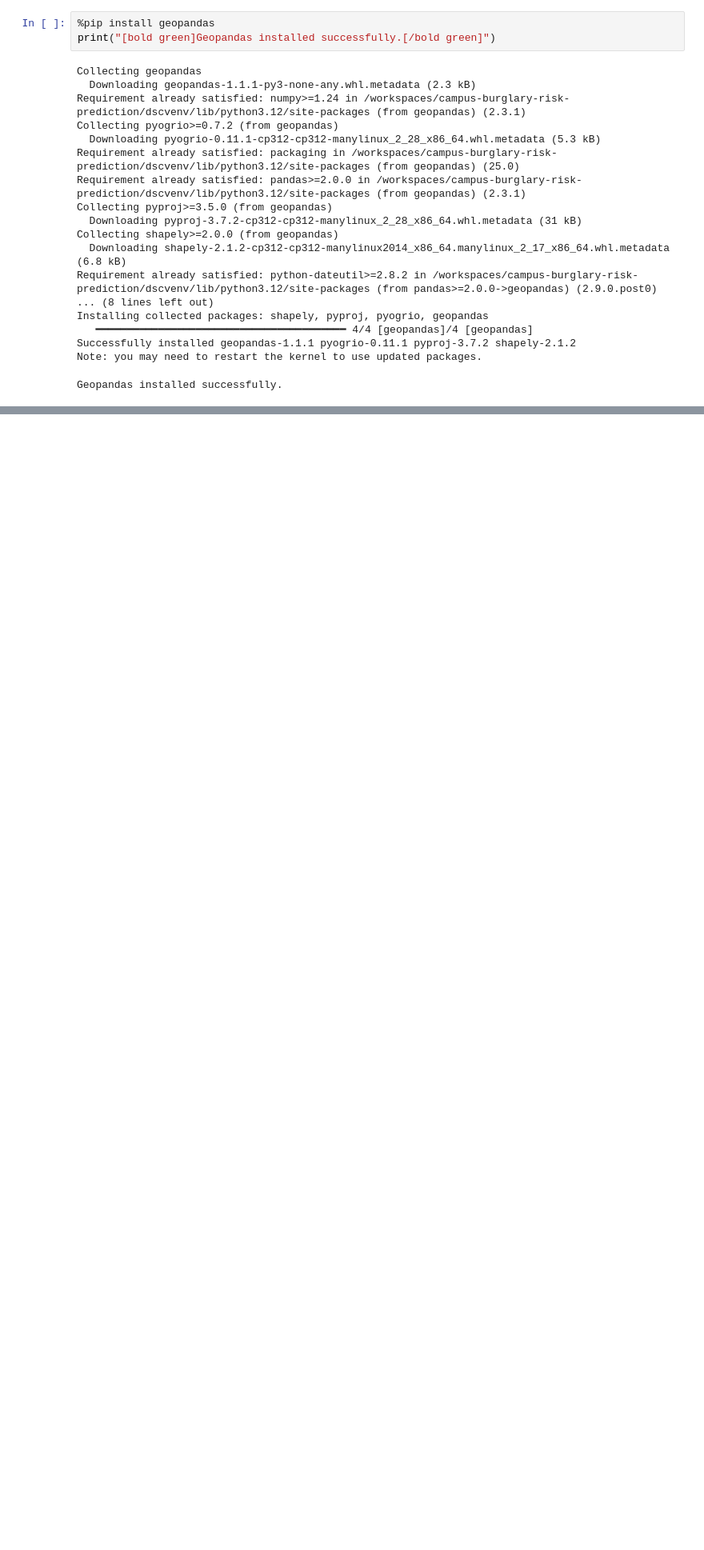
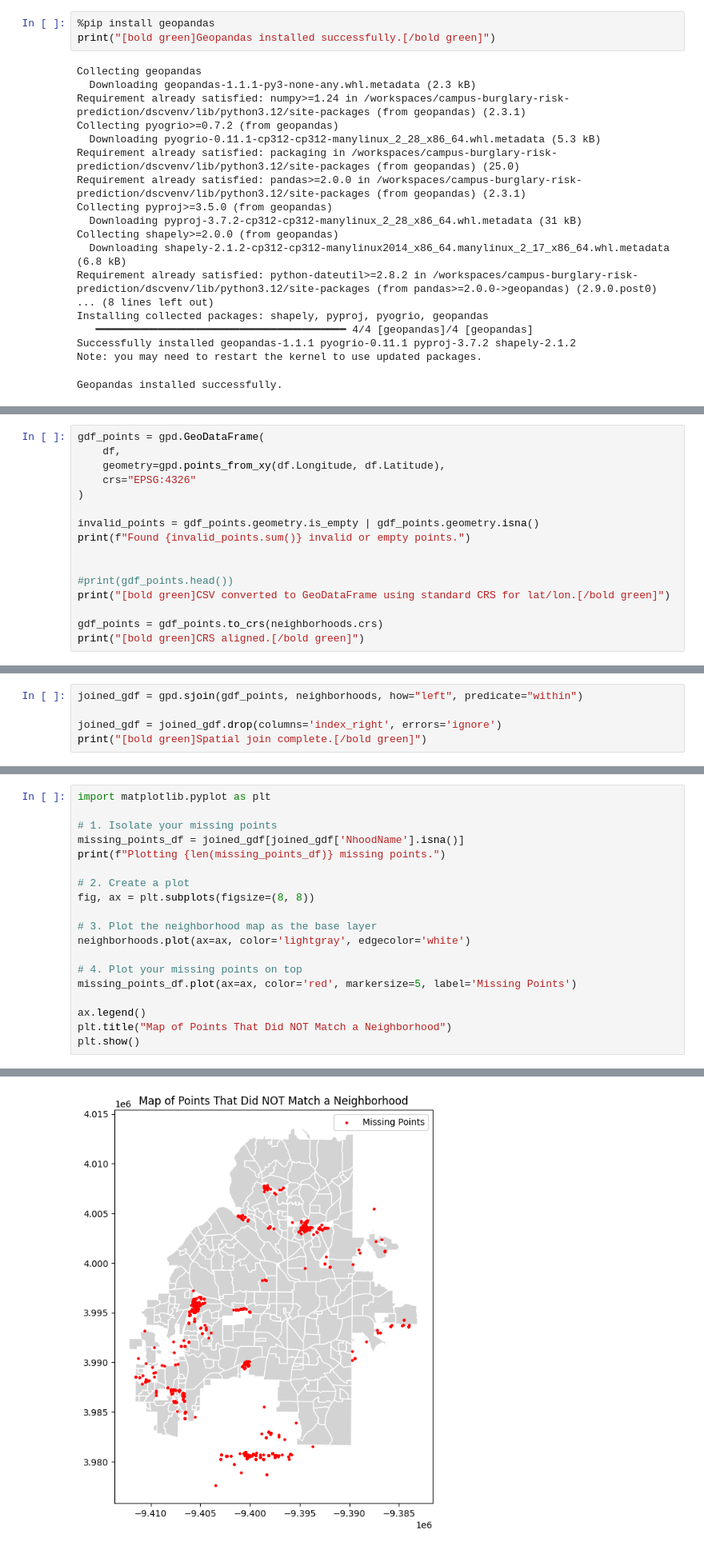
Before and after one commit to gsu-ds/campus-burglary-risk-prediction, a Jupyter notebook: scripts/pina_eda_tester.ipynb, the cells around one changed output, grey strips where cells are left out. Shown: that part at 80% size. Cells and saved outputs as stored; diff of their text form; blank space fills up the shorter version.

Commit message:
Update: EDA to handle missing data and GIS overlay.

```diff
--- a/scripts/pina_eda_tester.ipynb
+++ b/scripts/pina_eda_tester.ipynb
@@ -265,0 +332,16 @@ Geopandas installed successfully.
+# %%
+gdf_points = gpd.GeoDataFrame(
+    df,
+    geometry=gpd.points_from_xy(df.Longitude, df.Latitude),
+    crs="EPSG:4326"
+)
+
+invalid_points = gdf_points.geometry.is_empty | gdf_points.geometry.isna()
+print(f"Found {invalid_points.sum()} invalid or empty points.")
+
+
+#print(gdf_points.head())
+print("[bold green]CSV converted to GeoDataFrame using standard CRS for lat/lon.[/bold green]")
+
+gdf_points = gdf_points.to_crs(neighborhoods.crs)
+print("[bold green]CRS aligned.[/bold green]")
@@ -265,0 +352,5 @@ Geopandas installed successfully.
+# %%
+joined_gdf = gpd.sjoin(gdf_points, neighborhoods, how="left", predicate="within")
+
+joined_gdf = joined_gdf.drop(columns='index_right', errors='ignore')
+print("[bold green]Spatial join complete.[/bold green]")
@@ -265,0 +449,20 @@ Geopandas installed successfully.
+# %%
+import matplotlib.pyplot as plt
+
+# 1. Isolate your missing points
+missing_points_df = joined_gdf[joined_gdf['NhoodName'].isna()]
+print(f"Plotting {len(missing_points_df)} missing points.")
+
+# 2. Create a plot
+fig, ax = plt.subplots(figsize=(8, 8))
+
+# 3. Plot the neighborhood map as the base layer
+neighborhoods.plot(ax=ax, color='lightgray', edgecolor='white')
+
+# 4. Plot your missing points on top
+missing_points_df.plot(ax=ax, color='red', markersize=5, label='Missing Points')
+
+ax.legend()
+plt.title("Map of Points That Did NOT Match a Neighborhood")
+plt.show()
+# %% [output]
@@ -265,0 +470 @@ Geopandas installed successfully.
+[figure, added]
```
Also changed, not shown: parts of 11 cells of this notebook, 15 other files.
